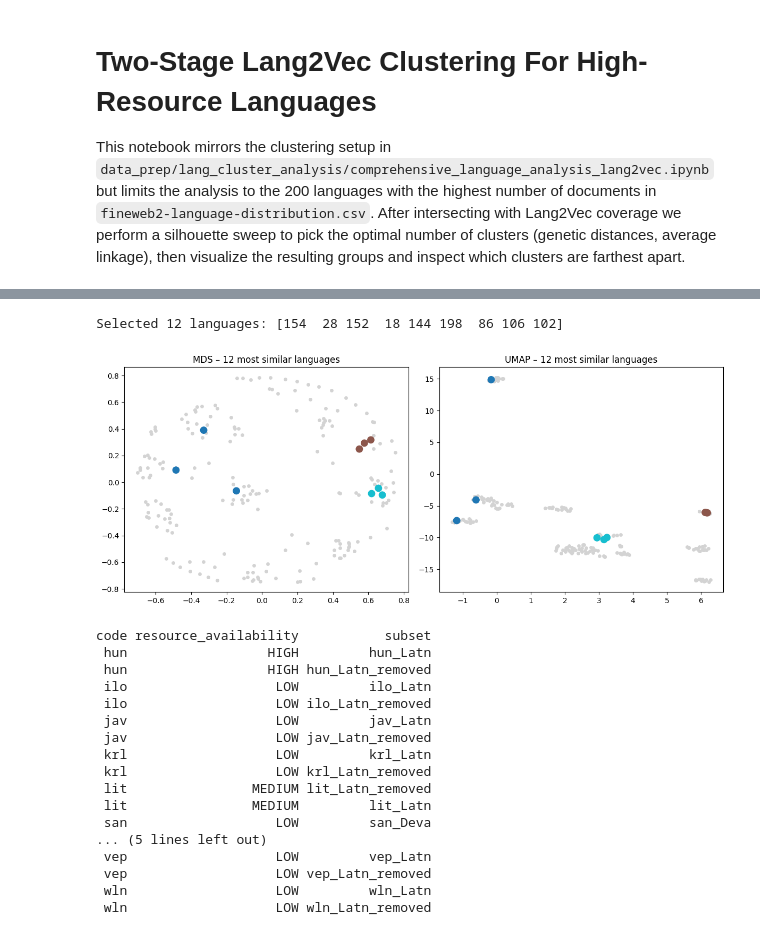
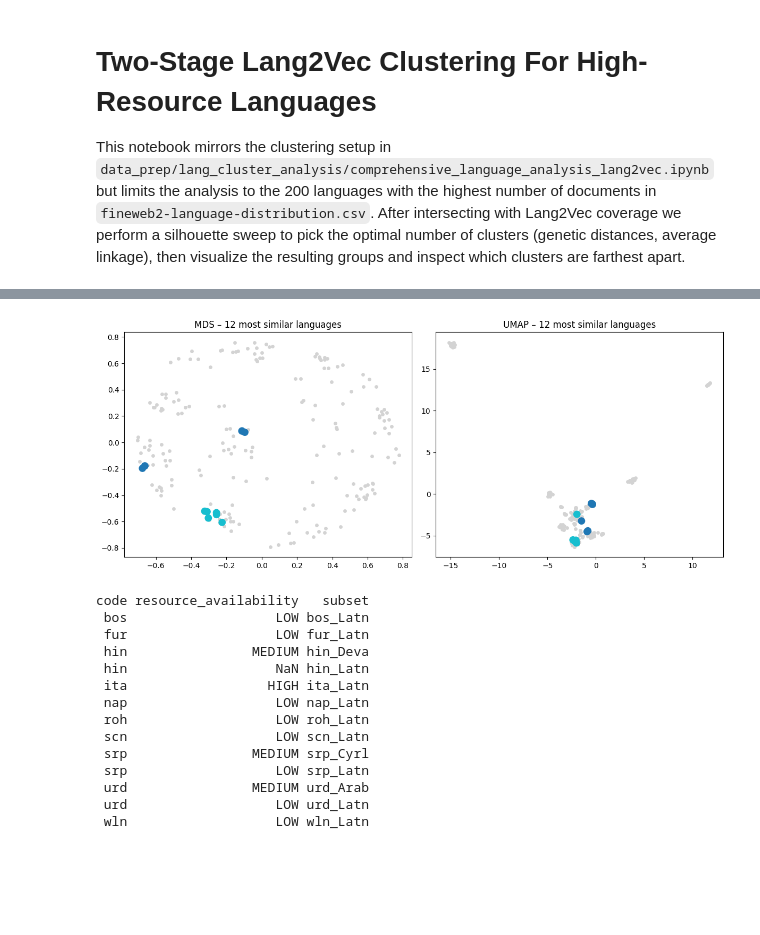
Before and after one commit to dice-group/HTYLLM-PG, a Jupyter notebook: approaches/CoLA/tools/two_stage_clustering/top200_lang2vec_four_clusters.ipynb, the cells around one changed output, grey strips where cells are left out. Saved outputs shown, nothing was run; the diff lists cells and outputs as text; code cells hidden in the pictures; blank space fills up the shorter version.

```diff
--- a/approaches/CoLA/tools/two_stage_clustering/top200_lang2vec_four_clusters.ipynb
+++ b/approaches/CoLA/tools/two_stage_clustering/top200_lang2vec_four_clusters.ipynb
@@ -102,70 +105,80 @@ plt.show()
 # %%
-# now we continue searching the 3 most similar languages within each of the 4 clusters
+# alternative without clustering + expert separation
 
 from itertools import combinations
 
-selected = {}
+n = matrix.shape[0]
+used = set()
+experts = []
 
-for c in top_clusters:
-    idx = np.where(labels == c)[0]
-    D = matrix[np.ix_(idx, idx)]
+def inter_dist(A, B):
+    return matrix[np.ix_(list(A), list(B))].mean()
 
-    # mean distance of each language to others in same cluster
-    mean_d = D.mean(axis=1)
-    top3 = idx[np.argsort(mean_d)[:3]]
-    selected[c] = top3
+candidates = sorted(
+    ((a, b, c,
+      (matrix[a,b] + matrix[a,c] + matrix[b,c]) / 3)
+     for a, b, c in combinations(range(n), 3)),
+    key=lambda x: x[3]  # internal similarity
+)
 
-final_langs = np.concatenate(list(selected.values()))
-print("Selected 12 languages:", final_langs)
+for a, b, c, _ in candidates:
+    triple = {a, b, c}
+    if triple & used:
+        continue
+    if experts and min(inter_dist(triple, set(t)) for t in experts) < 0.3:
+        continue
+    experts.append((a, b, c))
+    used |= triple
+    if len(experts) == 4:
+        break
+
+final_langs = np.array([i for t in experts for i in t])
+
 
 
 mask = np.isin(np.arange(len(labels)), final_langs)
 
 fig, ax = plt.subplots(1, 2, figsize=(12, 5))
 
 ax[0].scatter(coords_mds[:, 0], coords_mds[:, 1], c="lightgray", s=15)
 ax[0].scatter(coords_mds[mask, 0], coords_mds[mask, 1],
               c=labels[mask], cmap="tab10", s=80)
 ax[0].set_title("MDS – 12 most similar languages")
 
 ax[1].scatter(coords_umap[:, 0], coords_umap[:, 1], c="lightgray", s=15)
 ax[1].scatter(coords_umap[mask, 0], coords_umap[mask, 1],
               c=labels[mask], cmap="tab10", s=80)
 ax[1].set_title("UMAP – 12 most similar languages")
 
 plt.tight_layout()
 plt.show()
 
 
 selected_codes = [codes[i] for i in final_langs]
 
 # lookup in original CSV
 info = (
     df.loc[df.code.isin(selected_codes),
            ["code", "resource_availability", "subset"]]
       .drop_duplicates()
       .sort_values("code")
 )
 
 print(info.to_string(index=False))
 # %% [output]
+[figure, new version]
-Selected 12 languages: [154  28 152  18 144 198  86 106 102]
+code resource_availability   subset
+ bos                   LOW bos_Latn
+ fur                   LOW fur_Latn
+ hin                MEDIUM hin_Deva
+ hin                   NaN hin_Latn
+ ita                  HIGH ita_Latn
+ nap                   LOW nap_Latn
+ roh                   LOW roh_Latn
+ scn                   LOW scn_Latn
+ srp                MEDIUM srp_Cyrl
+ srp                   LOW srp_Latn
+ urd                MEDIUM urd_Arab
+ urd                   LOW urd_Latn
+ wln                   LOW wln_Latn
-[figure, old version]
-code resource_availability           subset
- hun                  HIGH         hun_Latn
- hun                  HIGH hun_Latn_removed
- ilo                   LOW         ilo_Latn
- ilo                   LOW ilo_Latn_removed
- jav                   LOW         jav_Latn
- jav                   LOW jav_Latn_removed
- krl                   LOW         krl_Latn
- krl                   LOW krl_Latn_removed
- lit                MEDIUM lit_Latn_removed
- lit                MEDIUM         lit_Latn
- san                   LOW         san_Deva
-... (5 lines left out)
- vep                   LOW         vep_Latn
- vep                   LOW vep_Latn_removed
- wln                   LOW         wln_Latn
- wln                   LOW wln_Latn_removed
 # %%
```
Also changed, not shown: parts of 2 cells of this notebook, 1 other file.
